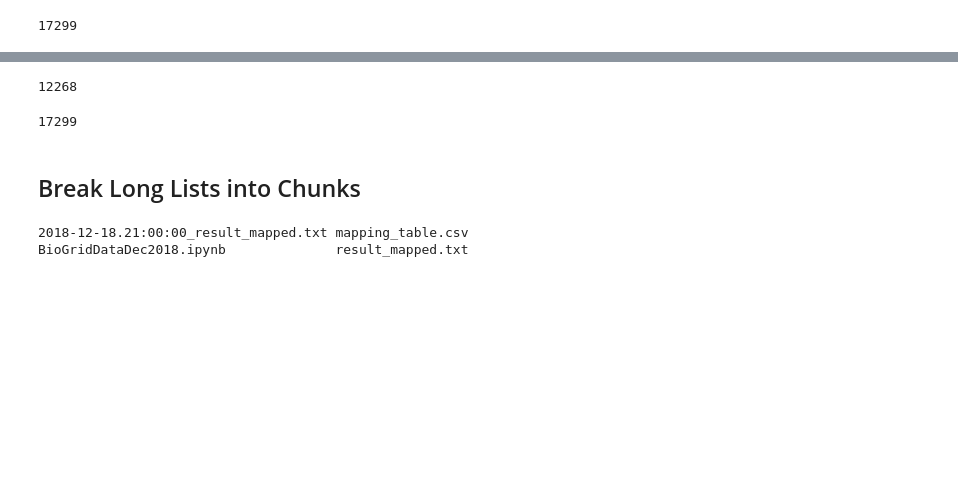
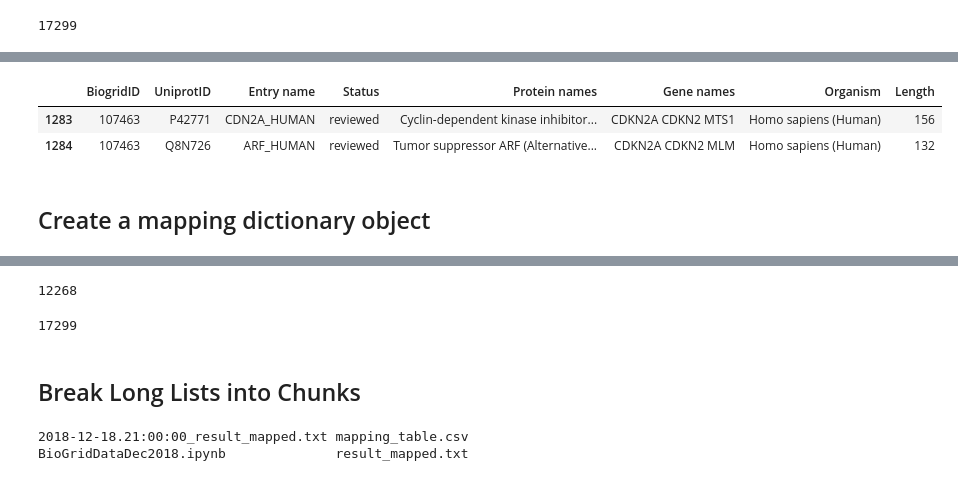
Before and after one commit to kenbabu/BioGrid, a Jupyter notebook: BioGridDataDec2018.ipynb, the cells around one changed output, grey strips where cells are left out. Saved outputs shown, nothing was run; the diff lists cells and outputs as text; code cells hidden in the pictures; blank space fills up the shorter version.

```diff
--- a/BioGridDataDec2018.ipynb
+++ b/BioGridDataDec2018.ipynb
@@ -163,0 +257,8 @@ len(lsfull)
+# %%
+dfmap.loc[dfmap["BiogridID"] == '107463' ]
+# %% [output]
+|  | BiogridID | UniprotID | Entry name | Status | Protein names | Gene names | Organism | Length |
+| 1283 | 107463 | P42771 | CDN2A_HUMAN | reviewed | Cyclin-dependent kinase inhibitor... | CDKN2A CDKN2 MTS1 | Homo sapiens (Human) | 156 |
+| 1284 | 107463 | Q8N726 | ARF_HUMAN | reviewed | Tumor suppressor ARF (Alternative... | CDKN2A CDKN2 MLM | Homo sapiens (Human) | 132 |
+# %% [markdown]
+## Create a mapping dictionary object
```
Also changed, not shown: parts of 33 cells of this notebook, 2 other files.
